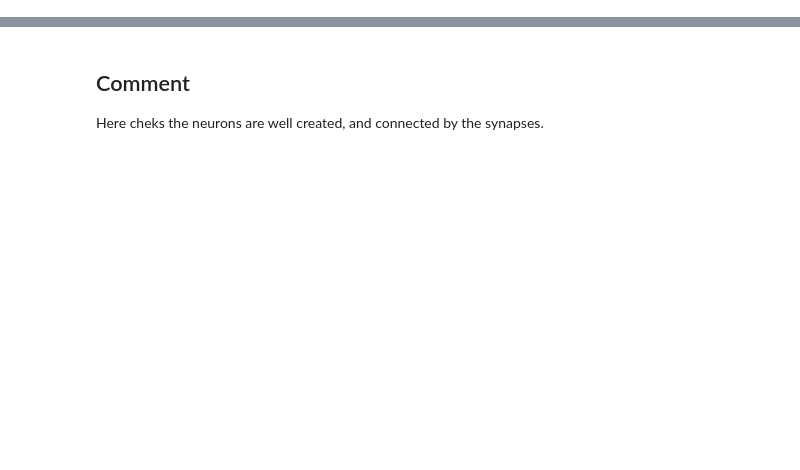
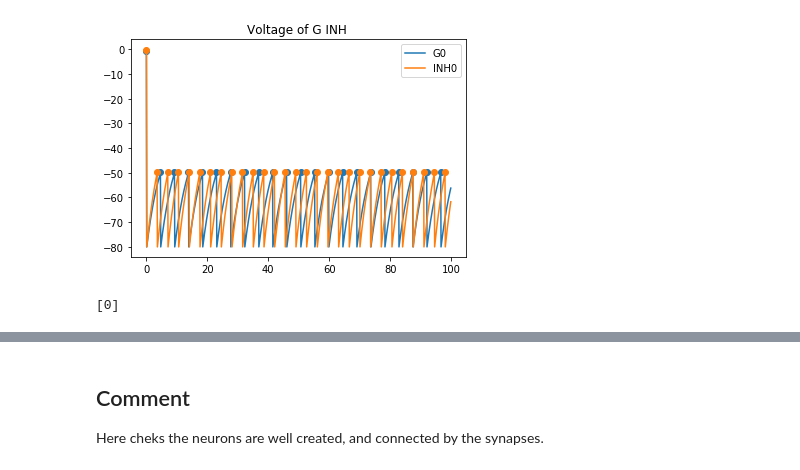
Before and after one commit to Victoriad1996/SemesterProject, a Jupyter notebook: SimpleFairhall/first_project_oop_plots.ipynb, the cells around one changed output, grey strips where cells are left out. Cells and saved outputs as stored; diff of their text form; code cells hidden in the pictures; blank space fills up the shorter version.

```diff
--- a/SimpleFairhall/first_project_oop_plots.ipynb
+++ b/SimpleFairhall/first_project_oop_plots.ipynb
@@ -22,0 +30,7 @@ fm1.plot_neuron_distances(50)
+# %%
+plot_voltages_other_types(fm1,['G', 'INH'])
+spiking_times, argmin_, argmax_ = spiking_times_fun(fm1, -36.1, type_ = 'G')
+print(spiking_times)
+# %% [output]
+[figure, added]
+[0]
```
Also changed, not shown: parts of 24 cells of this notebook, 2 other files.
